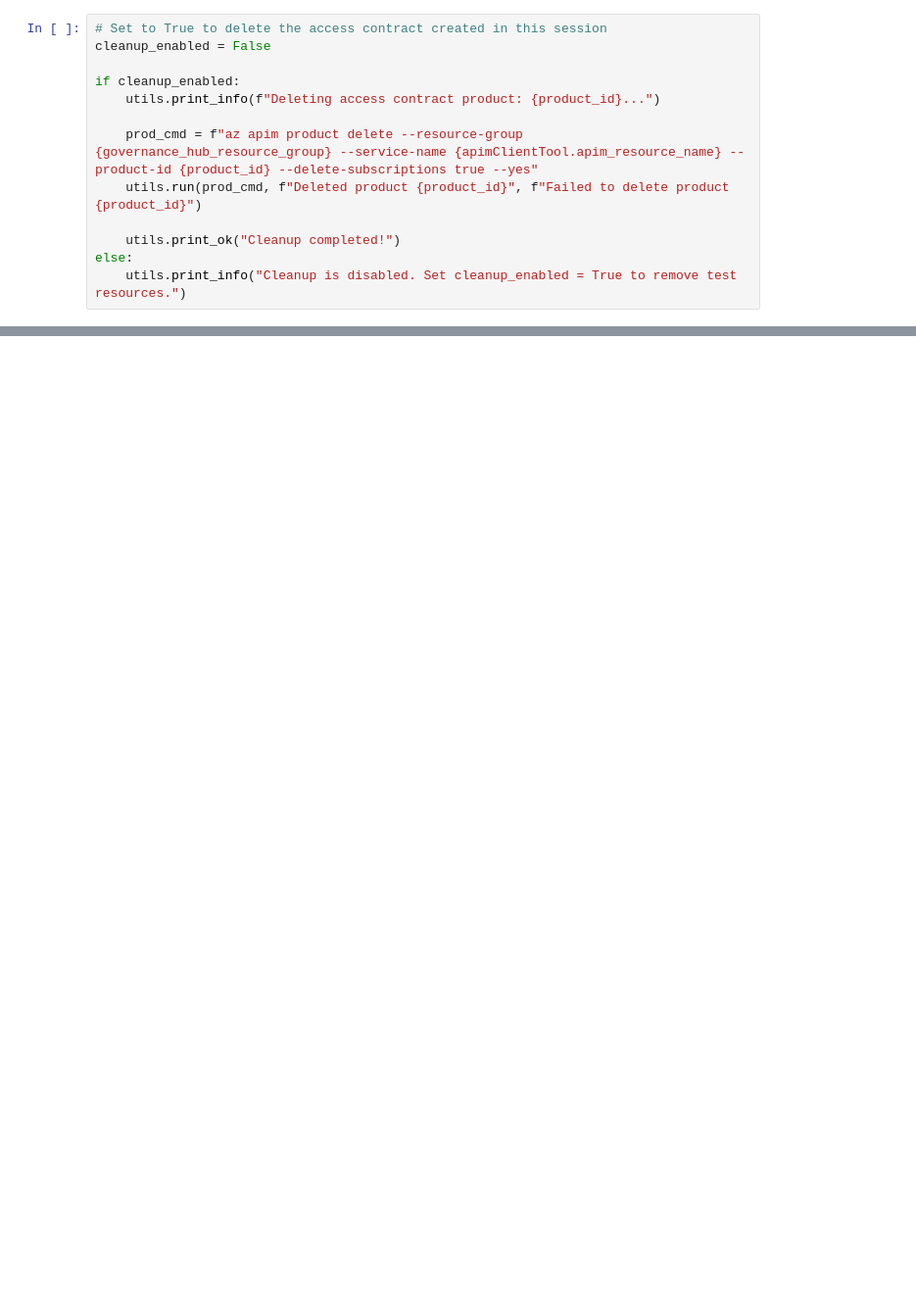
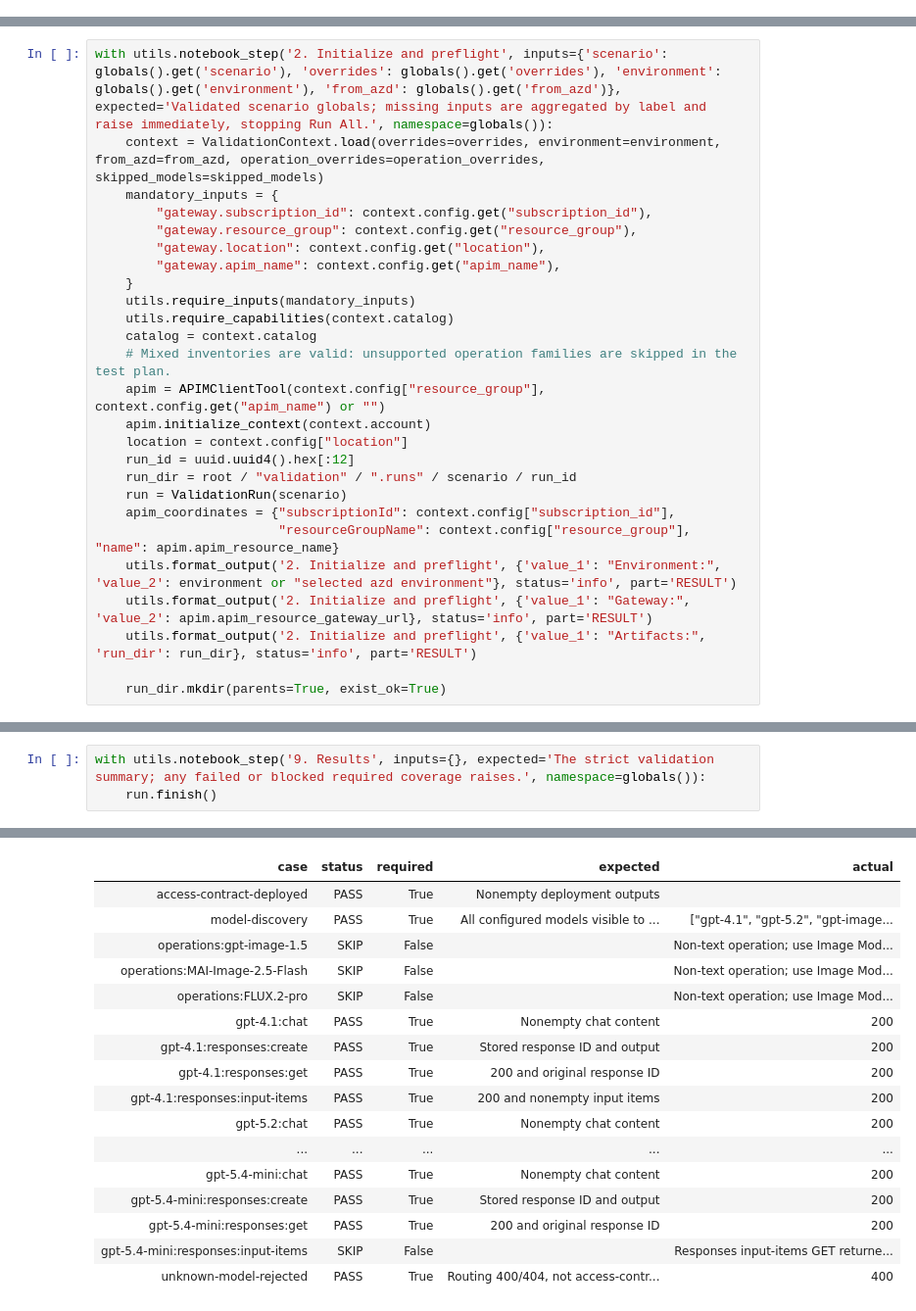
Before and after one commit to Azure-Samples/ai-hub-gateway-solution-accelerator, a Jupyter notebook: validation/citadel-universal-llm-api-all-models-tests.ipynb, the cells around one changed output, grey strips where cells are left out. Shown at 98% size. Saved outputs shown, nothing was run; the diff lists cells and outputs as text; blank space fills up the shorter version.

```diff
--- a/validation/citadel-universal-llm-api-all-models-tests.ipynb
+++ b/validation/citadel-universal-llm-api-all-models-tests.ipynb
@@ -640,13 +0,0 @@ Remove the test access contract from APIM created during this notebook session:
-# %%
-# Set to True to delete the access contract created in this session
-cleanup_enabled = False
-
-if cleanup_enabled:
-    utils.print_info(f"Deleting access contract product: {product_id}...")
-
-    prod_cmd = f"az apim product delete --resource-group {governance_hub_resource_group} --service-name {apimClientTool.apim_resource_name} --product-id {product_id} --delete-subscriptions true --yes"
-    utils.run(prod_cmd, f"Deleted product {product_id}", f"Failed to delete product {product_id}")
-
-    utils.print_ok("Cleanup completed!")
-else:
-    utils.print_info("Cleanup is disabled. Set cleanup_enabled = True to remove test resources.")
@@ -652,0 +95,26 @@ else:
+# %%
+with utils.notebook_step('2. Initialize and preflight', inputs={'scenario': globals().get('scenario'), 'overrides': globals().get('overrides'), 'environment': globals().get('environment'), 'from_azd': globals().get('from_azd')}, expected='Validated scenario globals; missing inputs are aggregated by label and raise immediately, stopping Run All.', namespace=globals()):
+    context = ValidationContext.load(overrides=overrides, environment=environment, from_azd=from_azd, operation_overrides=operation_overrides, skipped_models=skipped_models)
+    mandatory_inputs = {
+        "gateway.subscription_id": context.config.get("subscription_id"),
+        "gateway.resource_group": context.config.get("resource_group"),
+        "gateway.location": context.config.get("location"),
+        "gateway.apim_name": context.config.get("apim_name"),
+    }
+    utils.require_inputs(mandatory_inputs)
+    utils.require_capabilities(context.catalog)
+    catalog = context.catalog
+    # Mixed inventories are valid: unsupported operation families are skipped in the test plan.
+    apim = APIMClientTool(context.config["resource_group"], context.config.get("apim_name") or "")
+    apim.initialize_context(context.account)
+    location = context.config["location"]
+    run_id = uuid.uuid4().hex[:12]
+    run_dir = root / "validation" / ".runs" / scenario / run_id
+    run = ValidationRun(scenario)
+    apim_coordinates = {"subscriptionId": context.config["subscription_id"],
+                        "resourceGroupName": context.config["resource_group"], "name": apim.apim_resource_name}
+    utils.format_output('2. Initialize and preflight', {'value_1': "Environment:", 'value_2': environment or "selected azd environment"}, status='info', part='RESULT')
+    utils.format_output('2. Initialize and preflight', {'value_1': "Gateway:", 'value_2': apim.apim_resource_gateway_url}, status='info', part='RESULT')
+    utils.format_output('2. Initialize and preflight', {'value_1': "Artifacts:", 'run_dir': run_dir}, status='info', part='RESULT')
+
+    run_dir.mkdir(parents=True, exist_ok=True)
@@ -652,0 +407,4 @@ else:
+# %%
+with utils.notebook_step('9. Results', inputs={}, expected='The strict validation summary; any failed or blocked required coverage raises.', namespace=globals()):
+    run.finish()
+# %% [output]
@@ -652,0 +414,17 @@ else:
+| case | status | required | expected | actual |
+| access-contract-deployed | PASS | True | Nonempty deployment outputs |  |
+| model-discovery | PASS | True | All configured models visible to ... | ["gpt-4.1", "gpt-5.2", "gpt-image... |
+| operations:gpt-image-1.5 | SKIP | False |  | Non-text operation; use Image Mod... |
+| operations:MAI-Image-2.5-Flash | SKIP | False |  | Non-text operation; use Image Mod... |
+| operations:FLUX.2-pro | SKIP | False |  | Non-text operation; use Image Mod... |
+| gpt-4.1:chat | PASS | True | Nonempty chat content | 200 |
+| gpt-4.1:responses:create | PASS | True | Stored response ID and output | 200 |
+| gpt-4.1:responses:get | PASS | True | 200 and original response ID | 200 |
+| gpt-4.1:responses:input-items | PASS | True | 200 and nonempty input items | 200 |
+| gpt-5.2:chat | PASS | True | Nonempty chat content | 200 |
+| ... | ... | ... | ... | ... |
+| gpt-5.4-mini:chat | PASS | True | Nonempty chat content | 200 |
+| gpt-5.4-mini:responses:create | PASS | True | Stored response ID and output | 200 |
+| gpt-5.4-mini:responses:get | PASS | True | 200 and original response ID | 200 |
+| gpt-5.4-mini:responses:input-items | SKIP | False |  | Responses input-items GET returne... |
+| unknown-model-rejected | PASS | True | Routing 400/404, not access-contr... | 400 |
```
Also changed, not shown: parts of 53 cells of this notebook, 49 other files.
